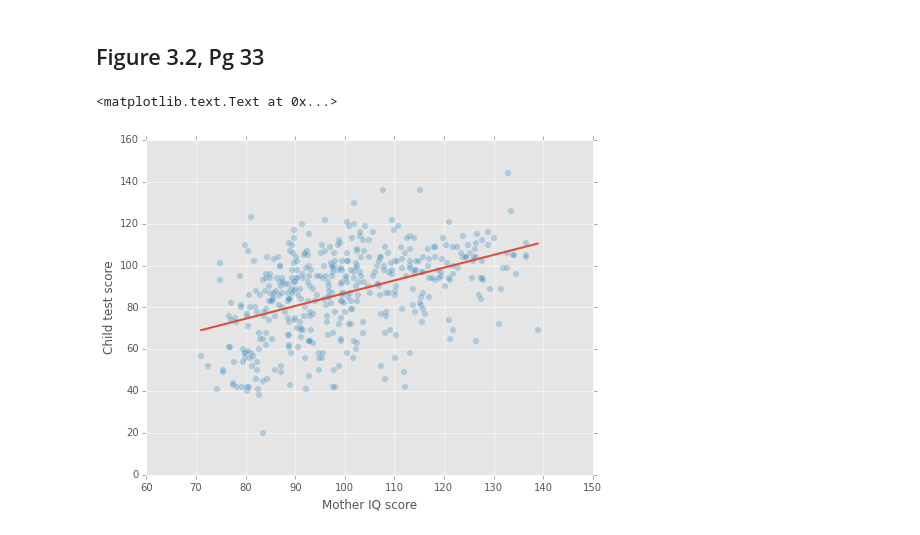
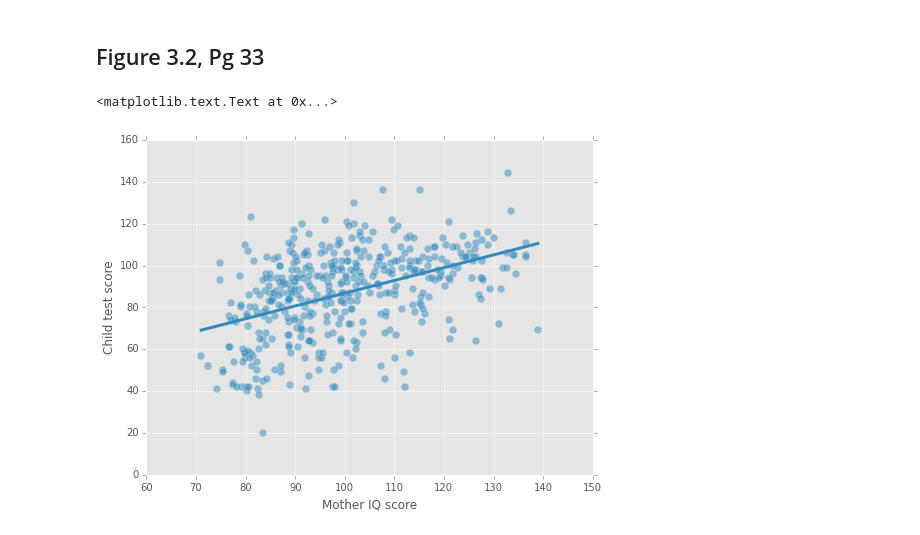
Before and after one commit to cstrelioff/ARM-ipynb, a Jupyter notebook: Chapter3/chptr3.1.ipynb, the cells around one changed output. Drawn from its saved outputs; the diff is of its cells as text; code cells hidden in the pictures.

```diff
--- a/Chapter3/chptr3.1.ipynb
+++ b/Chapter3/chptr3.1.ipynb
@@ -112,28 +108,22 @@ Warnings:
 [1] Standard Errors assume that the covariance matrix of the errors is correctly specified.
 # %% [markdown]
 ## Figure 3.2, Pg 33
-# %%
-#R:
-# plot(kidiq$mom_iq, kidiq$kid_score,
-#      xlab="Mother IQ score",
-#      ylab="Child test score",
-#      pch=20, xaxt="n", yaxt="n")
-# axis(1, c(80,100,120,140))
-# axis(2, c(20,60,100,140))
-# abline (fit1)
-
-fig1, ax1 = plt.subplots(figsize=(8, 6))
-# plot data using pandas
-kidiq.plot(kind='scatter', x='mom_iq', y='kid_score',
-           s=40, alpha=0.3,
-           ax=ax1)
-# add fit
-iq_linspace = np.linspace(kidiq['mom_iq'].min(), kidiq['mom_iq'].max(), 50)
-plt.plot(iq_linspace, fit1.params[0] + fit1.params[1] * iq_linspace,
-         lw=2)
-
-plt.xlabel("Mother IQ score")
-plt.ylabel("Child test score")
-# %% [output]
-<matplotlib.text.Text at 0x...>
-[figure, removed]
+# %%
+fig1, ax1 = plt.subplots(figsize=(8, 6))
+iq_linspace = np.linspace(kidiq['mom_iq'].min(), kidiq['mom_iq'].max(), 50)
+
+# default color cycle
+colors = plt.rcParams['axes.color_cycle']
+
+# plot points
+plt.scatter(kidiq['mom_iq'], kidiq['kid_score'],
+            s=60, alpha=0.5, c=colors[1])
+# add fit
+plt.plot(iq_linspace, fit1.params[0] + fit1.params[1] * iq_linspace,
+         lw=3, c=colors[1])
+
+plt.xlabel("Mother IQ score")
+plt.ylabel("Child test score")
+# %% [output]
+<matplotlib.text.Text at 0x...>
+[figure, added]
```
Also changed, not shown: parts of 4 cells of this notebook, 1 other file.
